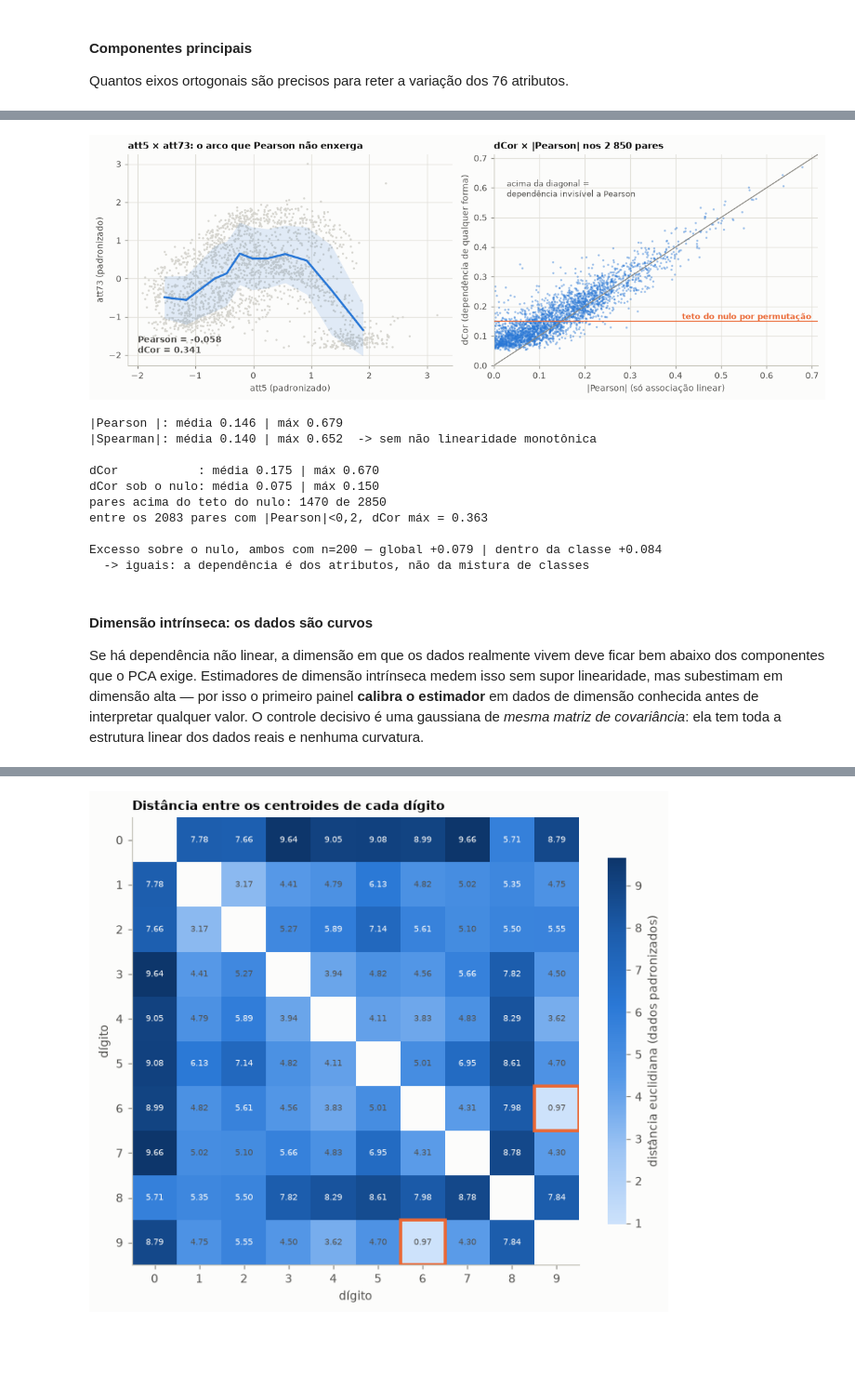
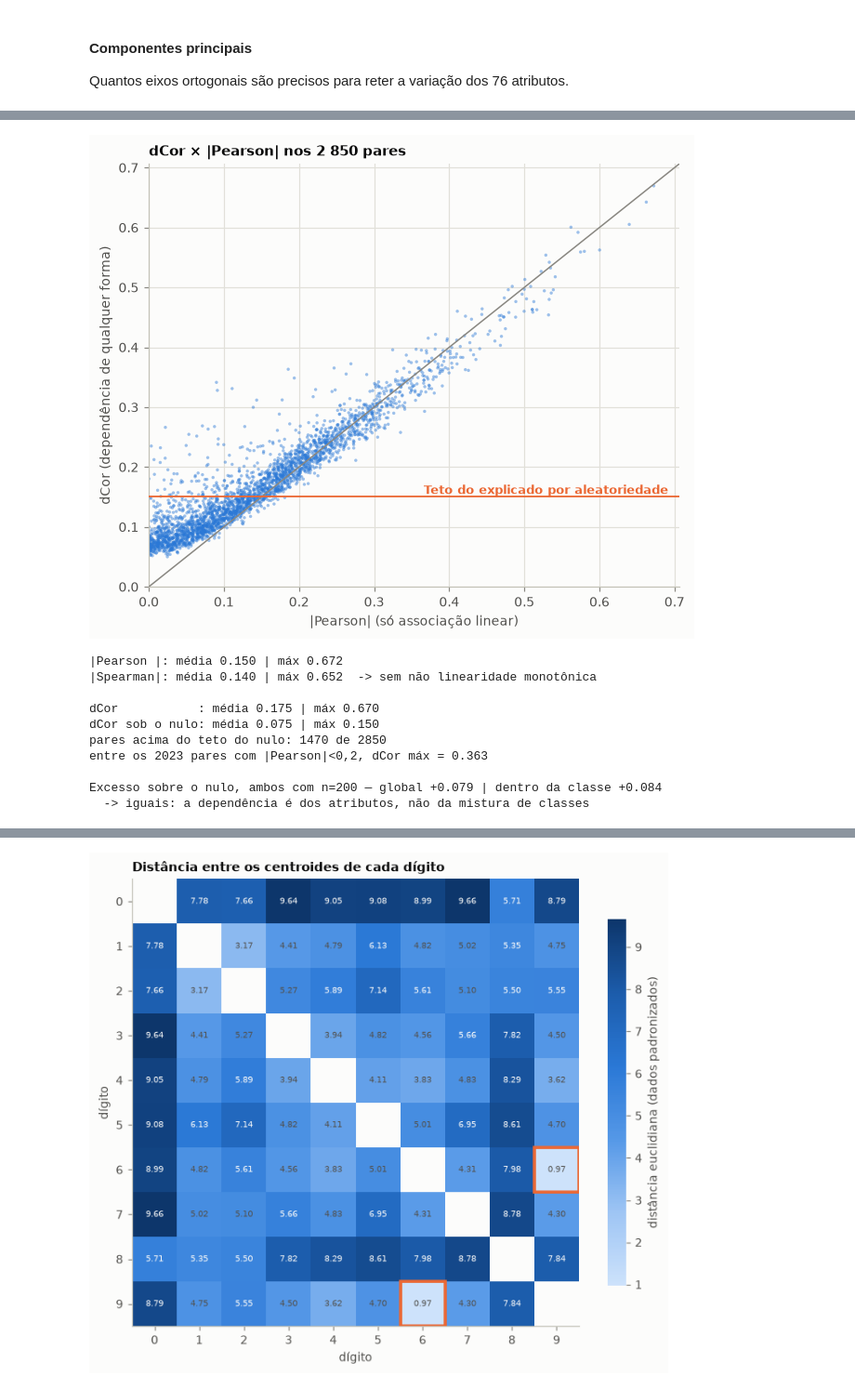
Before and after one commit to Pedro-coelho887/ML-pipeline-mfeat-fourier, a Jupyter notebook: ModeloNotebook.ipynb, the cells around one changed output, grey strips where cells are left out. Shown at 93% size. Cells and saved outputs as stored; diff of their text form; code cells hidden in the pictures; blank space fills up the shorter version.

```diff
--- a/ModeloNotebook.ipynb
+++ b/ModeloNotebook.ipynb
@@ -305,7 +297,8 @@ def _dist_centrada(v):
 
 def dcor_matriz(M):
     """dCor entre todas as colunas de M. Empilhar as matrizes duplo-centradas e fazer um
-    único produto Ac @ Ac.T troca 2850 laços por uma multiplicação de matrizes."""
+    único produto Ac @ Ac.T.
+    """
     n, p = M.shape
     Ac = np.stack([_dist_centrada(M[:, j]).ravel() for j in range(p)])
     dcov2 = (Ac @ Ac.T) / (n * n)
@@ -320,84 +313,55 @@ Zperm = np.column_stack([rng.permutation(Z[amostra][:, j]) for j in range(n_attr
 dcor_nulo = dcor_matriz(Zperm)[iu]
 teto_nulo = dcor_nulo.max()
 
-pearson_abs = np.abs(Corr[iu])
+pearson_abs_amostra = np.abs(np.corrcoef(Z[amostra], rowvar=False)[iu])
 spear = np.abs(spearmanr(Z).statistic[iu])
 
-A, B = 5, 73  # par com a maior dependência não linear encontrada
-xa, ya = Z[:, A - 1], Z[:, B - 1]
+fig, ax2 = plt.subplots(figsize=(6, 5))
 
-fig, (ax1, ax2) = plt.subplots(1, 2, figsize=(11, 4.0))
+ax2.scatter(pearson_abs_amostra, dcor, s=5, c=AZUL, edgecolors="none", alpha=0.45, zorder=2)
 
-ax1.scatter(xa, ya, s=5, c=FUNDO_PONTO, edgecolors="none", zorder=1)
-bordas = np.quantile(xa, np.linspace(0, 1, 13))
-cx, cm, cs = [], [], []
-for i in range(12):
-    m = (xa >= bordas[i]) & (xa <= bordas[i + 1])
-    cx.append(xa[m].mean()); cm.append(ya[m].mean()); cs.append(ya[m].std())
-cx, cm, cs = map(np.array, (cx, cm, cs))
-ax1.fill_between(cx, cm - cs, cm + cs, color=AZUL, alpha=0.13, zorder=2, linewidth=0)
-ax1.plot(cx, cm, color=AZUL, linewidth=2.2, zorder=3)
-r_ab = np.corrcoef(xa, ya)[0, 1]
-d_ab = dcor_matriz(Z[amostra][:, [A - 1, B - 1]])[0, 1]
-ax1.set_title(f"att{A} × att{B}: o arco que Pearson não enxerga",
-              loc="left", fontsize=10, weight="bold")
-ax1.set(xlabel=f"att{A} (padronizado)", ylabel=f"att{B} (padronizado)")
-ax1.annotate(f"Pearson = {r_ab:+.3f}\ndCor = {d_ab:.3f}", xy=(0.03, 0.06),
-             xycoords="axes fraction", fontsize=9, color=INK2, weight="bold")
+lim = max(pearson_abs_amostra.max(), dcor.max()) * 1.05
+ax2.plot([0, lim], [0, lim], color=MUTED, linewidth=1, zorder=3)
 
-ax2.scatter(pearson_abs, dcor, s=5, c=AZUL, edgecolors="none", alpha=0.45, zorder=2)
-lim = max(pearson_abs.max(), dcor.max()) * 1.05
-ax2.plot([0, lim], [0, lim], color=MUTED, linewidth=1, zorder=3)
 ax2.axhline(teto_nulo, color=LARANJA, linewidth=1.2, zorder=3)
-ax2.annotate("teto do nulo por permutação", xy=(lim * 0.98, teto_nulo), ha="right",
+ax2.annotate("Teto do explicado por aleatoriedade", xy=(lim * 0.98, teto_nulo), ha="right",
              va="bottom", fontsize=8.5, color=LARANJA, weight="bold")
-ax2.annotate("acima da diagonal =\ndependência invisível a Pearson",
-             xy=(0.04, 0.80), xycoords="axes fraction", fontsize=8.5, color=INK2)
+
 ax2.set_title("dCor × |Pearson| nos 2 850 pares", loc="left", fontsize=10, weight="bold")
 ax2.set(xlabel="|Pearson| (só associação linear)",
         ylabel="dCor (dependência de qualquer forma)", xlim=(0, lim), ylim=(0, lim))
 
 plt.tight_layout()
 plt.show()
 
-print(f"|Pearson |: média {pearson_abs.mean():.3f} | máx {pearson_abs.max():.3f}")
+print(f"|Pearson |: média {pearson_abs_amostra.mean():.3f} | máx {pearson_abs_amostra.max():.3f}")
 print(f"|Spearman|: média {spear.mean():.3f} | máx {spear.max():.3f}"
       f"  -> sem não linearidade monotônica")
 print(f"\ndCor           : média {dcor.mean():.3f} | máx {dcor.max():.3f}")
 print(f"dCor sob o nulo: média {dcor_nulo.mean():.3f} | máx {teto_nulo:.3f}")
 print(f"pares acima do teto do nulo: {(dcor > teto_nulo).sum()} de {len(dcor)}")
-fraco = pearson_abs < 0.2
+fraco = pearson_abs_amostra < 0.2
 print(f"entre os {fraco.sum()} pares com |Pearson|<0,2, dCor máx = {dcor[fraco].max():.3f}")
 
-# Controle: a mistura de 10 classes poderia fabricar dependência aparente entre atributos.
-# O viés do nulo depende de n, então o global é reamostrado com os mesmos 200 pontos por
-# grupo — comparar n=500 com n=200 invalidaria a comparação.
 def excesso(M):
     Mp = np.column_stack([rng.permutation(M[:, j]) for j in range(n_attr)])
     return dcor_matriz(M)[iu].mean() - dcor_matriz(Mp)[iu].mean()
 
 
 exc_global = excesso(Z[rng.choice(n_inst, 200, replace=False)])
 exc_classe = [excesso(Z[yv == k]) for k in range(10)]
 print(f"\nExcesso sobre o nulo, ambos com n=200 — global {exc_global:+.3f} | "
       f"dentro da classe {np.mean(exc_classe):+.3f}")
 print("  -> iguais: a dependência é dos atributos, não da mistura de classes")
 # %% [output]
-[figure, old version]
+[figure, new version]
-|Pearson |: média 0.146 | máx 0.679
+|Pearson |: média 0.150 | máx 0.672
 |Spearman|: média 0.140 | máx 0.652  -> sem não linearidade monotônica
 
 dCor           : média 0.175 | máx 0.670
 dCor sob o nulo: média 0.075 | máx 0.150
 pares acima do teto do nulo: 1470 de 2850
-entre os 2083 pares com |Pearson|<0,2, dCor máx = 0.363
+entre os 2023 pares com |Pearson|<0,2, dCor máx = 0.363
 
 Excesso sobre o nulo, ambos com n=200 — global +0.079 | dentro da classe +0.084
   -> iguais: a dependência é dos atributos, não da mistura de classes
-# %% [markdown]
-#### Dimensão intrínseca: os dados são curvos
-Se há dependência não linear, a dimensão em que os dados realmente vivem deve ficar bem abaixo dos
-componentes que o PCA exige. Estimadores de dimensão intrínseca medem isso sem supor linearidade,
-mas subestimam em dimensão alta — por isso o primeiro painel **calibra o estimador** em dados de
-dimensão conhecida antes de interpretar qualquer valor. O controle decisivo é uma gaussiana de
-*mesma matriz de covariância*: ela tem toda a estrutura linear dos dados reais e nenhuma curvatura.
```
Also changed, not shown: parts of 31 cells of this notebook, 1 other file.
